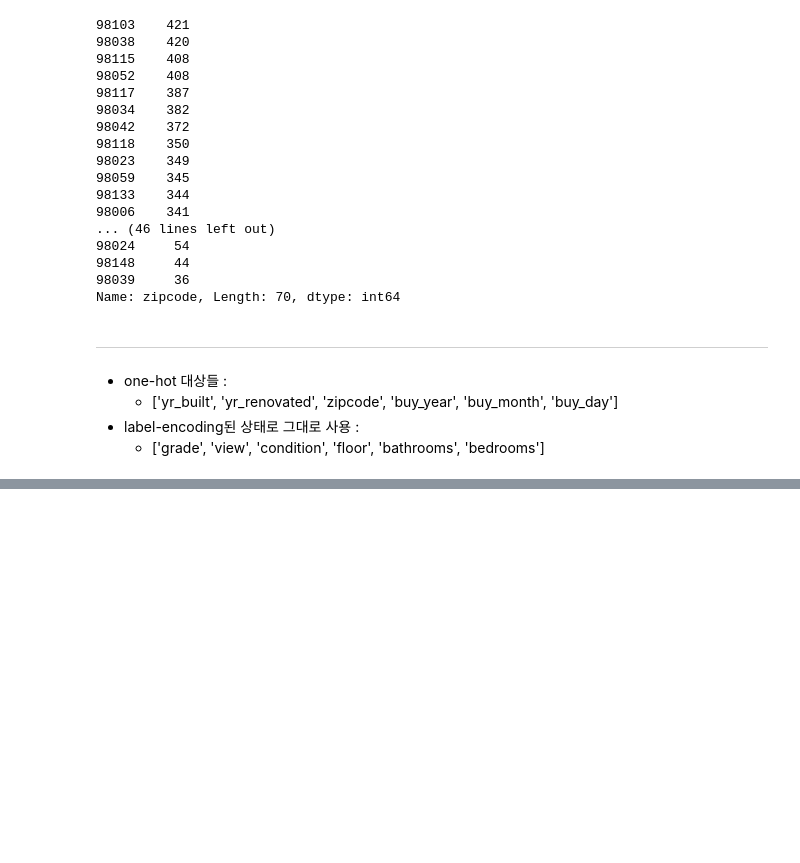
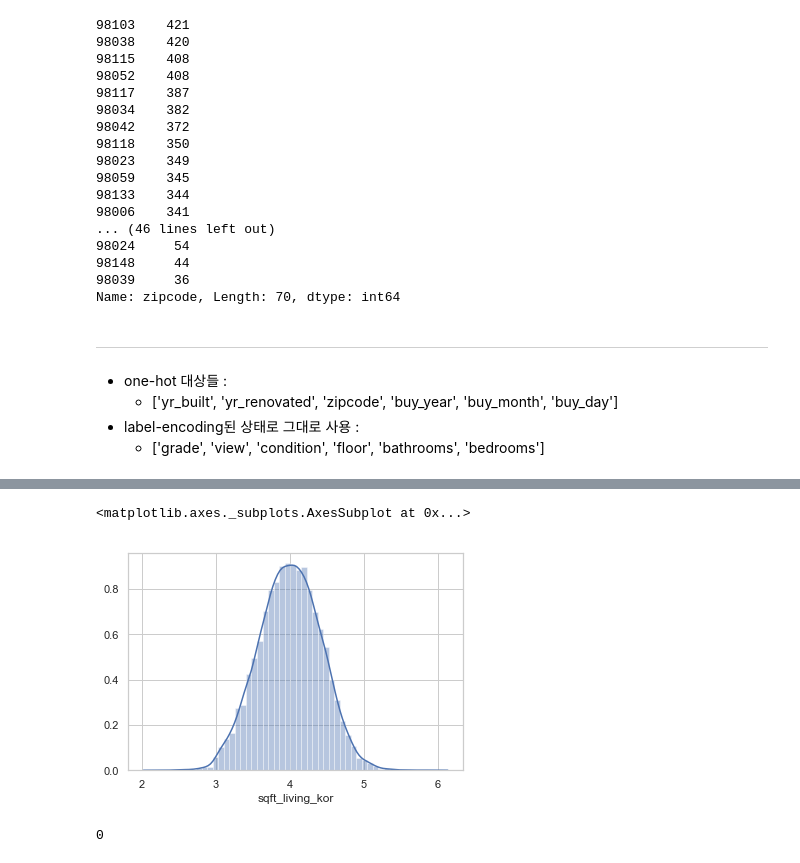
Before and after one commit to Junhojuno/everyday-kaggle, a Jupyter notebook: houseprice_prediction/code/Lets-EDA-it.ipynb, the cells around one changed output, grey strips where cells are left out. Saved outputs shown, nothing was run; the diff lists cells and outputs as text; code cells hidden in the pictures; blank space fills up the shorter version.

Commit message:
190320 sqft ratio and price per zipcode

```diff
--- a/houseprice_prediction/code/Lets-EDA-it.ipynb
+++ b/houseprice_prediction/code/Lets-EDA-it.ipynb
@@ -503,0 +516,12 @@ Name: zipcode, Length: 70, dtype: int64
+# %%
+# 변수 다시 Load
+train.drop(columns=['id'], inplace=True)
+df = train.copy()
+
+df['buy_year'] = df['date'].map(lambda x : int(x.split('T')[0][:4]))
+df['buy_month'] = df['date'].map(lambda x : int(x.split('T')[0][4:6]))
+df['buy_day'] = df['date'].map(lambda x : int(x.split('T')[0][6:]))
+
+df.drop(columns=['date'], inplace=True)
+
+df.tail()
@@ -503,0 +584,7 @@ Name: zipcode, Length: 70, dtype: int64
+# %%
+# sqft 단위를 평수로 scaling
+cols = ['sqft_living', 'sqft_lot', 'sqft_above', 'sqft_basement', 'sqft_living15','sqft_lot15']
+for col in cols:
+    feature_name = "{}_kor".format(col)
+    df[feature_name] = df[col] * 0.0281
+df.tail()
@@ -503,0 +599,10 @@ Name: zipcode, Length: 70, dtype: int64
+# %%
+sns.distplot(np.log1p(df['sqft_living_kor']))
+# %% [output]
+<matplotlib.axes._subplots.AxesSubplot at 0x...>
+[figure, added]
+# %%
+sum(df['sqft_living'] != (df['sqft_above'] + df['sqft_basement'])) # 0
+# sum(df['sqft_living_kor'] != (df['sqft_above_kor'] + df['sqft_basement_kor'])) # not 0, scaling하면서 오차가 생긴듯하다.
+# %% [output]
+0
```
Also changed, not shown: parts of 37 cells of this notebook.
